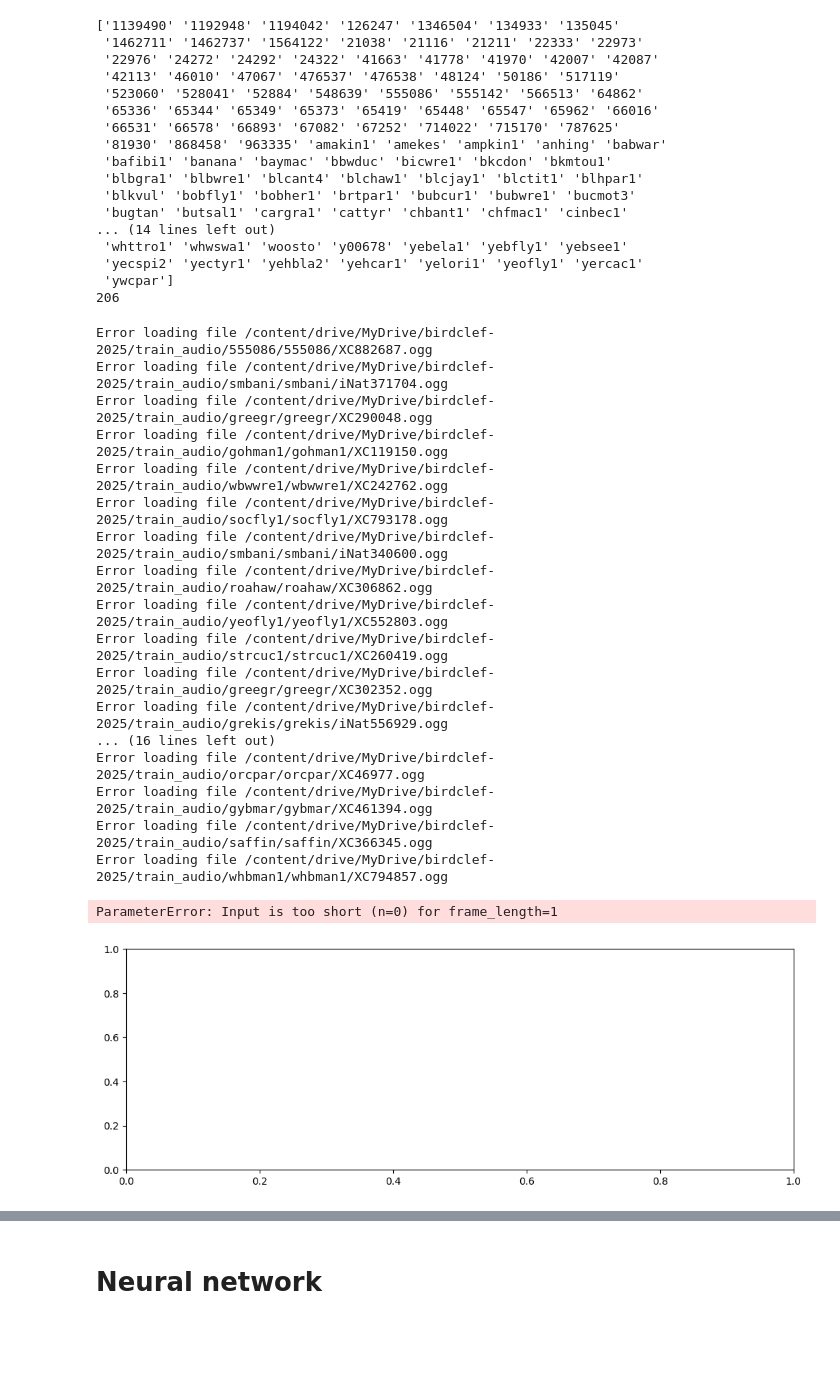
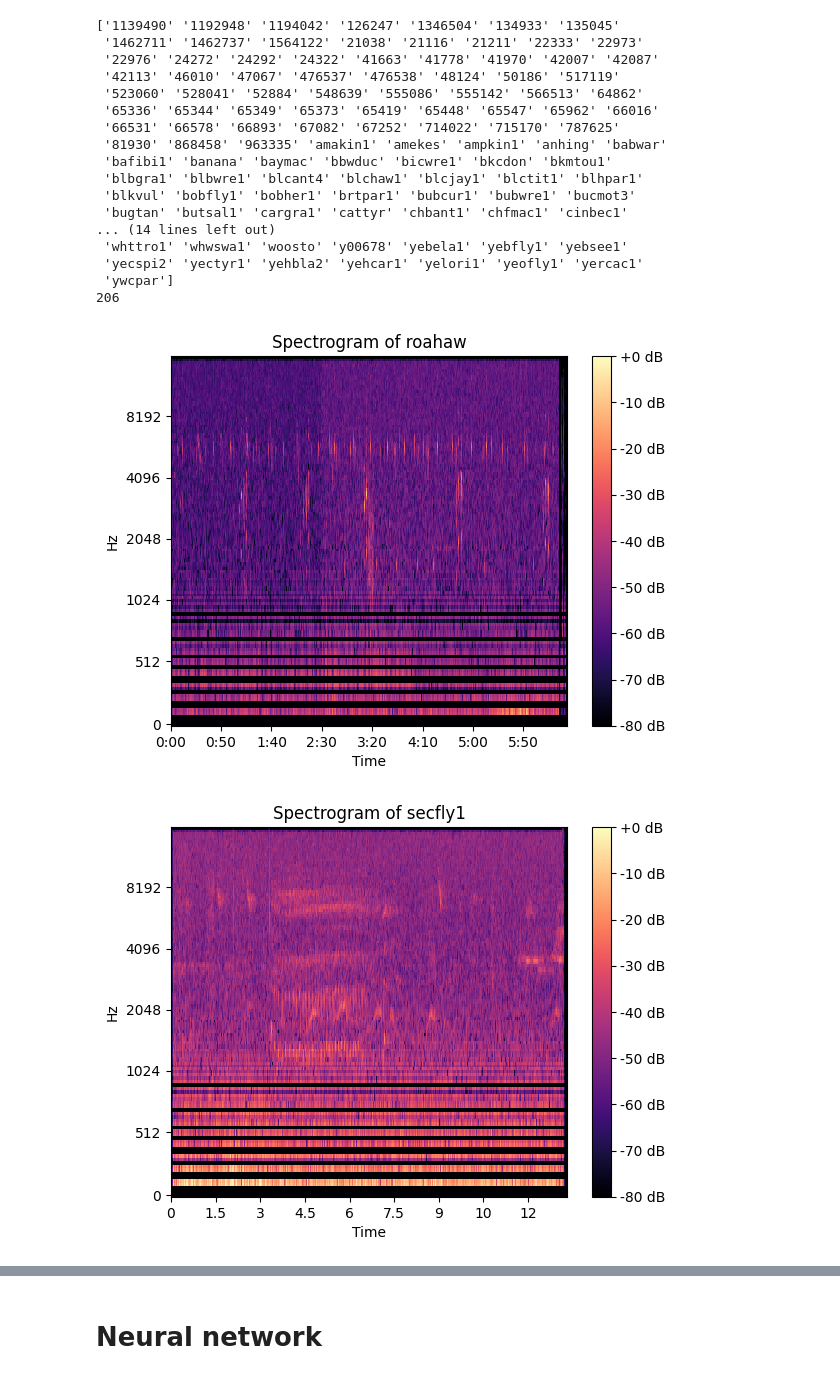
Before and after one commit to R-Jin/bird-song-classifier, a Jupyter notebook: bird_song_classifier.ipynb, the cells around one changed output, grey strips where cells are left out. Cells and saved outputs as stored; diff of their text form; code cells hidden in the pictures; blank space fills up the shorter version.

Commit message:
Fixed dataloader and data visualising

```diff
--- a/bird_song_classifier.ipynb
+++ b/bird_song_classifier.ipynb
@@ -141,41 +164,0 @@ train_loader = DataLoader(train_dataset, batch_size=BATCH_SIZE, shuffle=True)
-# %%
-# Generated with gemini
-# prompt: Visualise one data sample as wave form
-
-sample = next(iter(train_loader))
-
-if sample is not None: # Check if the sample loaded correctly
-  waveform, label = sample[0][0], sample[1][0] # Access first audio and label
-
-  # Convert waveform to NumPy array if necessary
-  waveform = waveform.numpy()
-
-  # Plot the waveform
-  plt.figure(figsize=(12, 4))
-  librosa.display.waveshow(waveform, sr=32000)
-  plt.title(f"Waveform of {label}")
-  plt.xlabel("Time (s)")
-  plt.ylabel("Amplitude")
-  plt.show()
-else:
-  print("Sample could not be loaded. Check file paths and loading procedure.")
-# %% [output]
-Error loading file /content/drive/MyDrive/birdclef-2025/train_audio/555086/555086/XC882687.ogg
-Error loading file /content/drive/MyDrive/birdclef-2025/train_audio/smbani/smbani/iNat371704.ogg
-Error loading file /content/drive/MyDrive/birdclef-2025/train_audio/greegr/greegr/XC290048.ogg
-Error loading file /content/drive/MyDrive/birdclef-2025/train_audio/gohman1/gohman1/XC119150.ogg
-Error loading file /content/drive/MyDrive/birdclef-2025/train_audio/wbwwre1/wbwwre1/XC242762.ogg
-Error loading file /content/drive/MyDrive/birdclef-2025/train_audio/socfly1/socfly1/XC793178.ogg
-Error loading file /content/drive/MyDrive/birdclef-2025/train_audio/smbani/smbani/iNat340600.ogg
-Error loading file /content/drive/MyDrive/birdclef-2025/train_audio/roahaw/roahaw/XC306862.ogg
-Error loading file /content/drive/MyDrive/birdclef-2025/train_audio/yeofly1/yeofly1/XC552803.ogg
-Error loading file /content/drive/MyDrive/birdclef-2025/train_audio/strcuc1/strcuc1/XC260419.ogg
-Error loading file /content/drive/MyDrive/birdclef-2025/train_audio/greegr/greegr/XC302352.ogg
-Error loading file /content/drive/MyDrive/birdclef-2025/train_audio/grekis/grekis/iNat556929.ogg
-... (16 lines left out)
-Error loading file /content/drive/MyDrive/birdclef-2025/train_audio/orcpar/orcpar/XC46977.ogg
-Error loading file /content/drive/MyDrive/birdclef-2025/train_audio/gybmar/gybmar/XC461394.ogg
-Error loading file /content/drive/MyDrive/birdclef-2025/train_audio/saffin/saffin/XC366345.ogg
-Error loading file /content/drive/MyDrive/birdclef-2025/train_audio/whbman1/whbman1/XC794857.ogg
-ParameterError: Input is too short (n=0) for frame_length=1
-[figure, removed]
@@ -208,0 +165,26 @@ else:
+# %%
+# Generated with GPT
+# prompt: Visualise the data set
+
+import matplotlib.pyplot as plt
+import librosa.display
+
+def visualize_spectrograms(train_loader, num_spectrograms=5):
+    count = 0
+    for spectrograms, labels, lengths in train_loader:
+        for j in range(spectrograms.shape[0]):
+            if count >= num_spectrograms:
+                return  # done
+            spectrogram = spectrograms[j, :, :lengths[j]].cpu().numpy()
+            fig, ax = plt.subplots()
+            img = librosa.display.specshow(librosa.power_to_db(spectrogram, ref=np.max),
+                                           x_axis='time', y_axis='mel', sr=SAMPLE_RATE, ax=ax)
+            ax.set(title=f'Spectrogram of {labels[j]}')
+            fig.colorbar(img, ax=ax, format="%+2.f dB")
+            plt.show()
+            count += 1
+
+visualize_spectrograms(train_loader)
+# %% [output]
+[figure, added]
+[figure, added]
```
Also changed, not shown: parts of 4 cells of this notebook.
